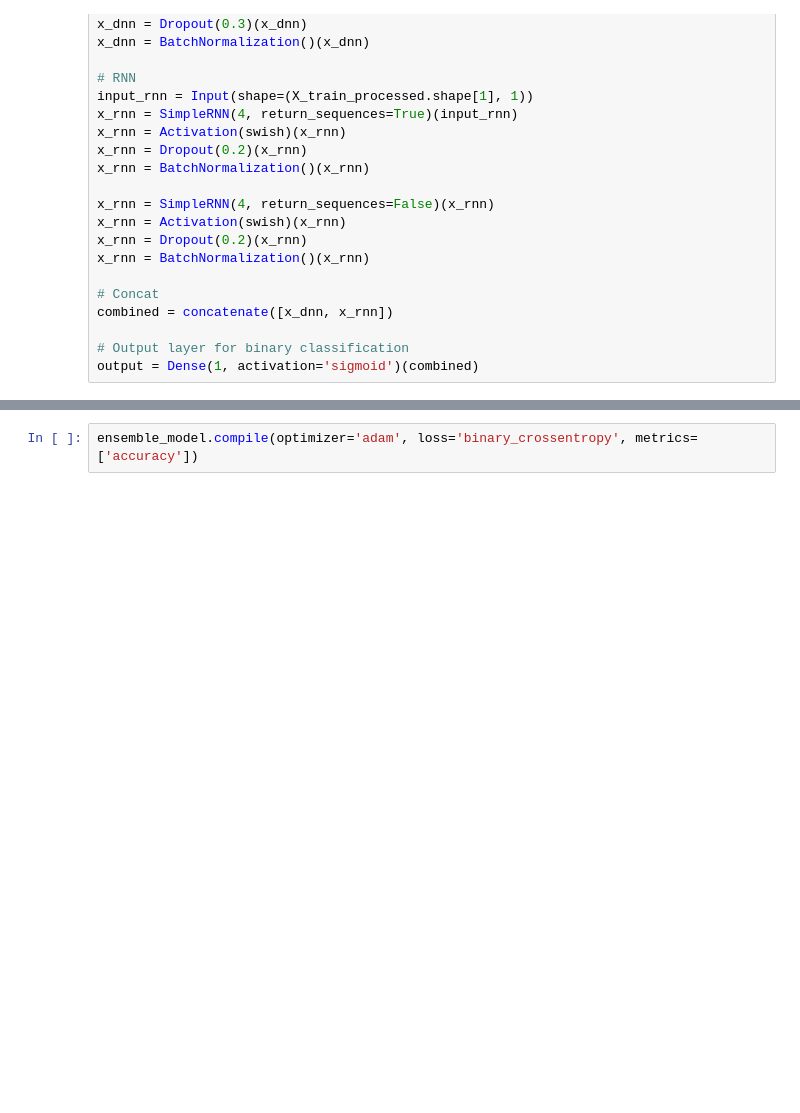
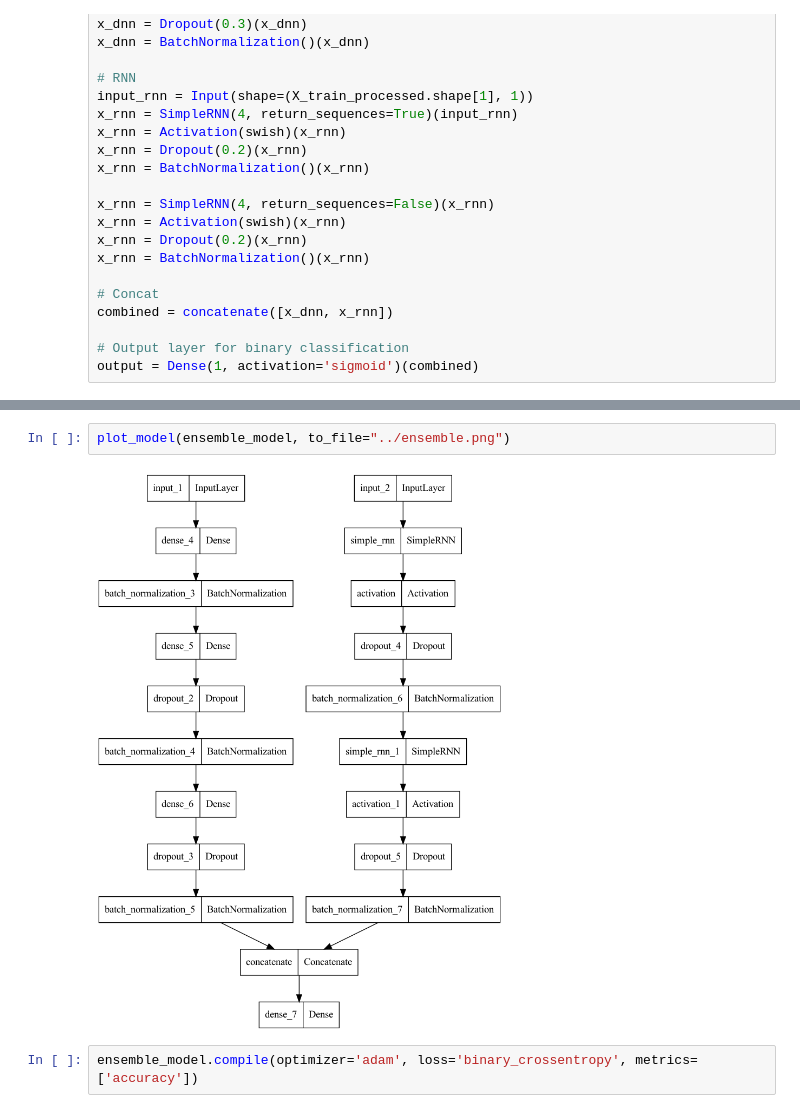
Before and after one commit to raydiwill/dsa-4-action-learning, a Jupyter notebook: notebooks/deeplearning.ipynb, the cells around one changed output, grey strips where cells are left out. Saved outputs shown, nothing was run; the diff lists cells and outputs as text; blank space fills up the shorter version.

```diff
--- a/notebooks/deeplearning.ipynb
+++ b/notebooks/deeplearning.ipynb
@@ -462,6 +462,10 @@ Total params: 88161 (344.38 KB)
 Trainable params: 87249 (340.82 KB)
 Non-trainable params: 912 (3.56 KB)
 __________________________________________________________________________________________________
+# %%
+plot_model(ensemble_model, to_file="../ensemble.png")
+# %% [output]
+[figure, added]
 # %%
 ensemble_model.compile(optimizer='adam', loss='binary_crossentropy', metrics=['accuracy'])
 # %%
```
Also changed, not shown: parts of 1 cell of this notebook, 3 other files.
